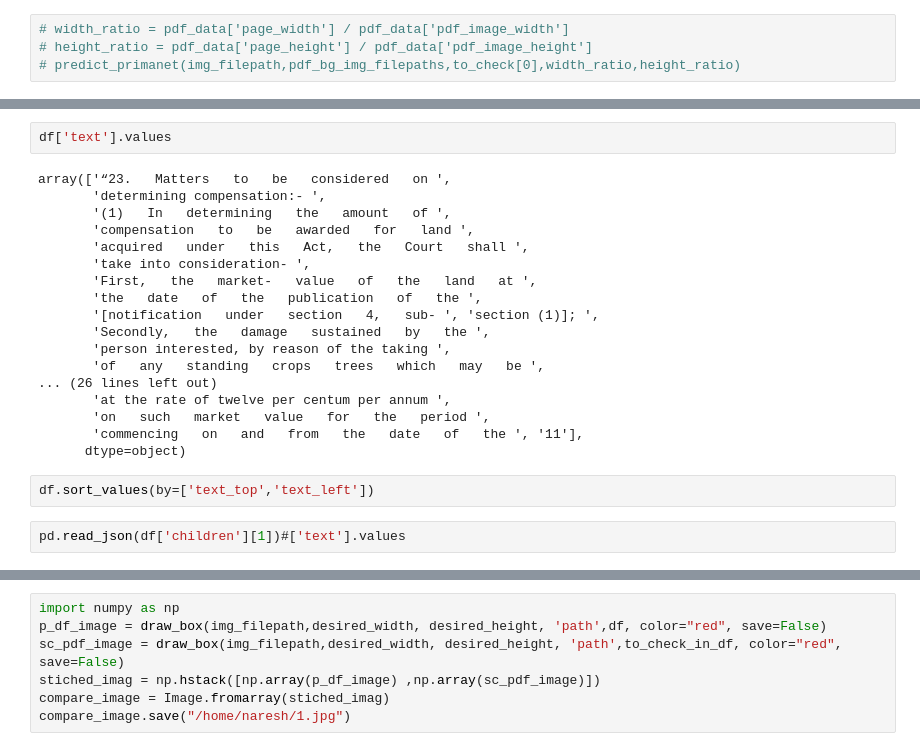
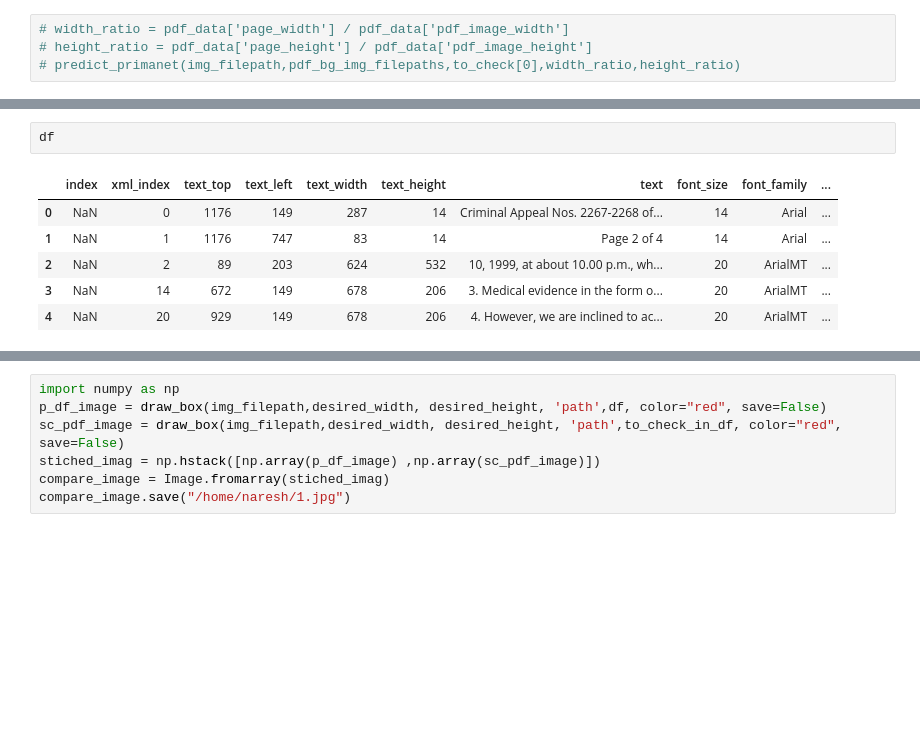
Before and after one commit to project-anuvaad/anuvaad, a Jupyter notebook: anuvaad-etl/anuvaad-extractor/block-merger/src/notebooks/visualize_bm-v2.ipynb, the cells around one changed output, grey strips where cells are left out. Saved outputs shown, nothing was run; the diff lists cells and outputs as text; blank space fills up the shorter version.

```diff
--- a/anuvaad-etl/anuvaad-extractor/block-merger/src/notebooks/visualize_bm-v2.ipynb
+++ b/anuvaad-etl/anuvaad-extractor/block-merger/src/notebooks/visualize_bm-v2.ipynb
@@ -120,27 +120,12 @@ draw_box(img_filepath,desired_width, desired_height, 'path',df, color="red", sav
 # %%
-df['text'].values
+df
 # %% [output]
-array(['“23.   Matters   to   be   considered   on ',
-       'determining compensation:- ',
-       '(1)   In   determining   the   amount   of ',
-       'compensation   to   be   awarded   for   land ',
-       'acquired   under   this   Act,   the   Court   shall ',
-       'take into consideration- ',
-       'First,   the   market-   value   of   the   land   at ',
-       'the   date   of   the   publication   of   the ',
-       '[notification   under   section   4,   sub- ', 'section (1)]; ',
-       'Secondly,   the   damage   sustained   by   the ',
-       'person interested, by reason of the taking ',
-       'of   any   standing   crops   trees   which   may   be ',
-... (26 lines left out)
-       'at the rate of twelve per centum per annum ',
-       'on   such   market   value   for   the   period ',
-       'commencing   on   and   from   the   date   of   the ', '11'],
-      dtype=object)
+|  | index | xml_index | text_top | text_left | text_width | text_height | text | font_size | font_family | ... |
+| 0 | NaN | 0 | 1176 | 149 | 287 | 14 | Criminal Appeal Nos. 2267-2268 of... | 14 | Arial | ... |
+| 1 | NaN | 1 | 1176 | 747 | 83 | 14 | Page 2 of 4 | 14 | Arial | ... |
+| 2 | NaN | 2 | 89 | 203 | 624 | 532 | 10, 1999, at about 10.00 p.m., wh... | 20 | ArialMT | ... |
+| 3 | NaN | 14 | 672 | 149 | 678 | 206 | 3. Medical evidence in the form o... | 20 | ArialMT | ... |
+| 4 | NaN | 20 | 929 | 149 | 678 | 206 | 4. However, we are inclined to ac... | 20 | ArialMT | ... |
-# %%
-df.sort_values(by=['text_top','text_left'])
-# %%
-pd.read_json(df['children'][1])#['text'].values
 # %%
 for i in to_check_in_df['children']:
     d =pd.read_json(i)
```
Also changed, not shown: parts of 7 cells of this notebook, 2 other files.
